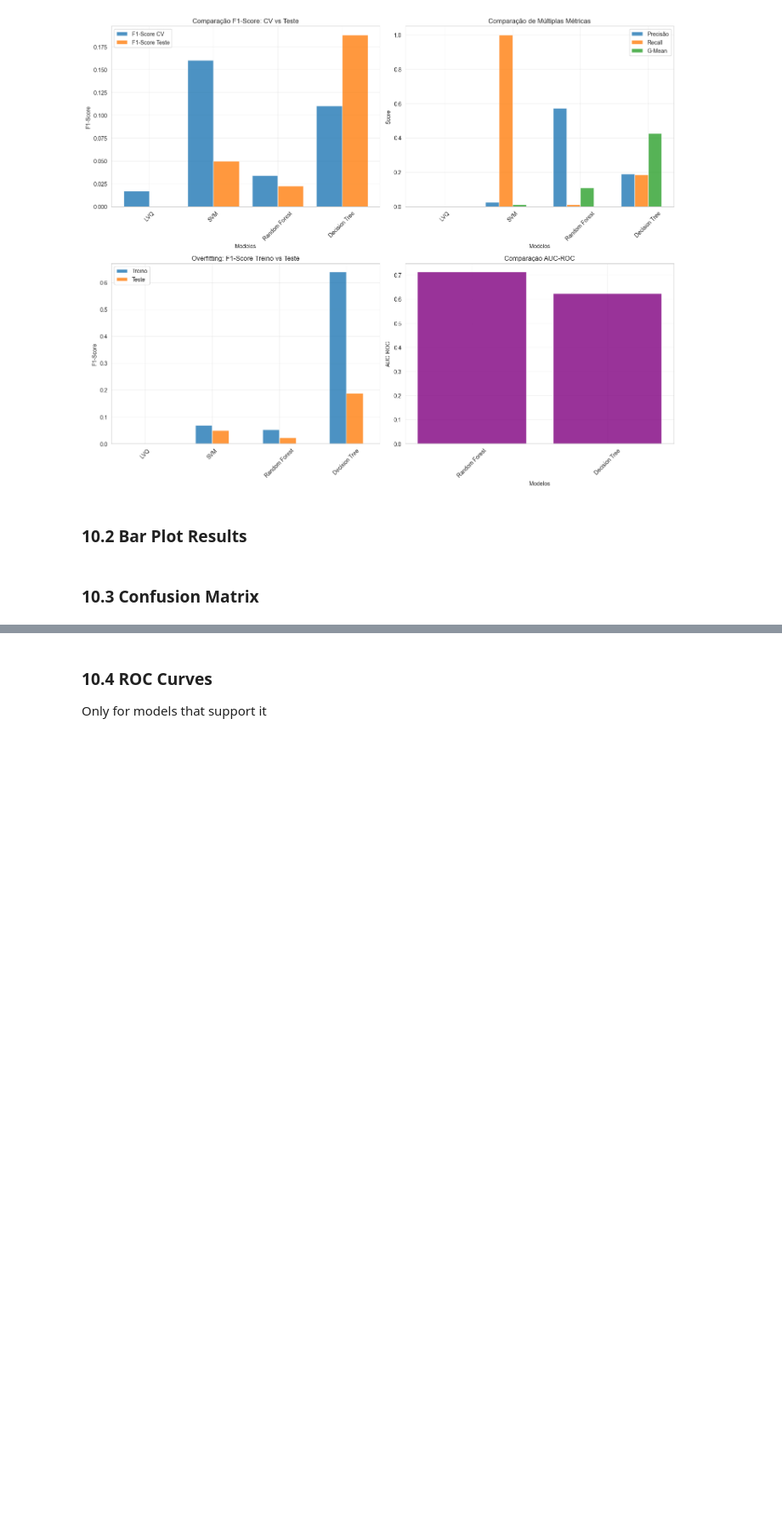
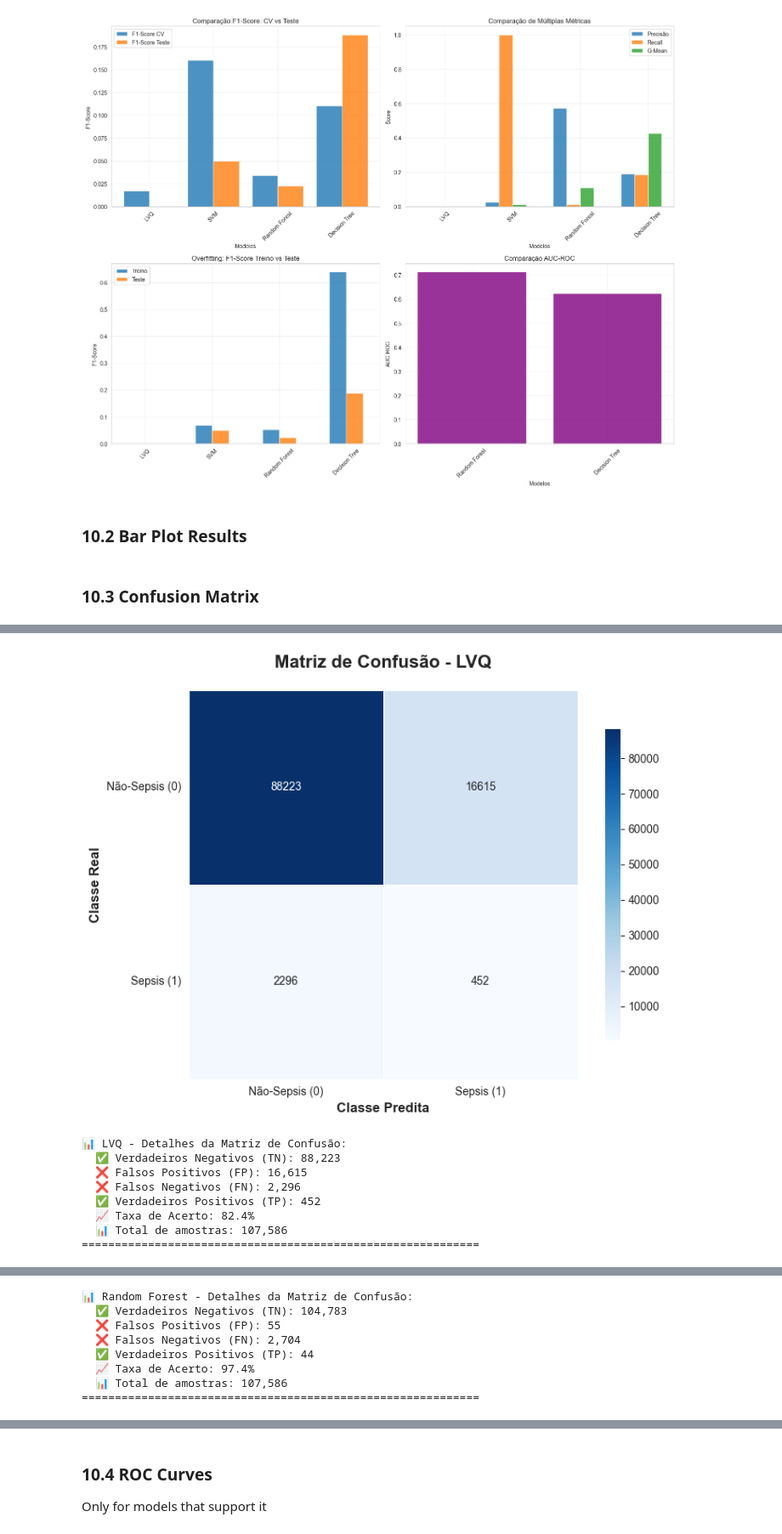
Before and after one commit to marquesgbr/data-mining-proj-crisp-dm, a Jupyter notebook: 3-model_eval.ipynb, the cells around one changed output, grey strips where cells are left out. Shown at 85% size. Saved outputs shown, nothing was run; the diff lists cells and outputs as text; code cells hidden in the pictures; blank space fills up the shorter version.

Commit message:
feat: update model eval notebook

```diff
--- a/3-model_eval.ipynb
+++ b/3-model_eval.ipynb
@@ -460,8 +519,8 @@ lvq_search, lvq_all_searches = multiple_randomized_search(
     n_searches=20,
     n_iter_per_search=5,
     scoring='f1',
-    random_state=42,
-    n_jobs=-1,
+    random_state=None,
+    n_jobs=-1
 )
 
 # 5.1 Seleção da Melhor Configuração
@@ -1355,8 +1421,8 @@ print("=== BUSCA DE HIPERPARÂMETROS - RANDOM FOREST ===")
 
 # 4.3 Definição do Espaço de Hiperparâmetros para Random Forest
 rf_param_distributions = {
-    'n_estimators': randint(10, 300),           # Distribuição inteira de 50 a 300
-    'max_depth': randint(3, 50),                # Distribuição inteira de 3 a 20
+    'n_estimators': randint(5, 300),           # Número de árvores
+    'max_depth': randint(3, 50),                # Profundidade máxima
     'min_samples_split': randint(2, 20),        # Mínimo de amostras para dividir
     'min_samples_leaf': randint(1, 10),         # Mínimo de amostras por folha
 }
@@ -1833,9 +1899,9 @@ print("=== AVALIAÇÃO FINAL DOS MODELOS NO CONJUNTO DE TESTE ===")
 models = {
     'KNN': knn_results,
     'LVQ': lvq_results,
+    'Random Forest': rf_results,
+    'Decision Tree': dt_results,
     'SVM': svm_results,
-    'Random Forest': rf_results,
-    'Decision Tree': dt_results
 }
 
 # Dicionário para armazenar resultados finais
@@ -2180,0 +2259,53 @@ plt.show()
+# %%
+# ======================================================================
+# 6.2 MATRIZES DE CONFUSÃO
+# ======================================================================
+
+
+X_train_scaled = X_train_sample_final
+y_train = y_train_sample_final
+X_test_scaled = X_test_sample_final
+y_test = y_test_sample_final
+# Plotar matrizes de confusão - uma por linha para melhor visualização no relatório
+for model_name, results in final_results.items():
+    y_pred = results['predictions']
+
+    # Matriz de confusão
+    cm = confusion_matrix(y_test, y_pred)
+
+    # Criar figura individual para cada matriz
+    plt.figure(figsize=(8, 6))
+    sns.heatmap(cm, annot=True, fmt='d', cmap='Blues',
+                square=True, linewidths=0.5, cbar_kws={"shrink": .8})
+
+    plt.title(f'Matriz de Confusão - {model_name}', fontsize=16, fontweight='bold', pad=20)
+    plt.xlabel('Classe Predita', fontsize=12, fontweight='bold')
+    plt.ylabel('Classe Real', fontsize=12, fontweight='bold')
+
+    # Adicionar labels nas classes
+    plt.xticks([0.5, 1.5], ['Não-Sepsis (0)', 'Sepsis (1)'], rotation=0)
+    plt.yticks([0.5, 1.5], ['Não-Sepsis (0)', 'Sepsis (1)'], rotation=0)
+
+    plt.tight_layout()
+    plt.show()
+
+    # Adicionar informações detalhadas da matriz
+    tn, fp, fn, tp = cm.ravel()
+    print(f"\n📊 {model_name} - Detalhes da Matriz de Confusão:")
+    print(f"  ✅ Verdadeiros Negativos (TN): {tn:,}")
+    print(f"  ❌ Falsos Positivos (FP): {fp:,}")
+    print(f"  ❌ Falsos Negativos (FN): {fn:,}")
+    print(f"  ✅ Verdadeiros Positivos (TP): {tp:,}")
+    print(f"  📈 Taxa de Acerto: {(tn + tp) / cm.sum():.1%}")
+    print(f"  📊 Total de amostras: {cm.sum():,}")
+    print("=" * 60)
+# %% [output]
+[figure, added]
+📊 LVQ - Detalhes da Matriz de Confusão:
+  ✅ Verdadeiros Negativos (TN): 88,223
+  ❌ Falsos Positivos (FP): 16,615
+  ❌ Falsos Negativos (FN): 2,296
+  ✅ Verdadeiros Positivos (TP): 452
+  📈 Taxa de Acerto: 82.4%
+  📊 Total de amostras: 107,586
+============================================================
@@ -2180,0 +2313,8 @@ plt.show()
+📊 Random Forest - Detalhes da Matriz de Confusão:
+  ✅ Verdadeiros Negativos (TN): 104,783
+  ❌ Falsos Positivos (FP): 55
+  ❌ Falsos Negativos (FN): 2,704
+  ✅ Verdadeiros Positivos (TP): 44
+  📈 Taxa de Acerto: 97.4%
+  📊 Total de amostras: 107,586
+============================================================
```
Also changed, not shown: parts of 20 cells of this notebook, 1 other file.
